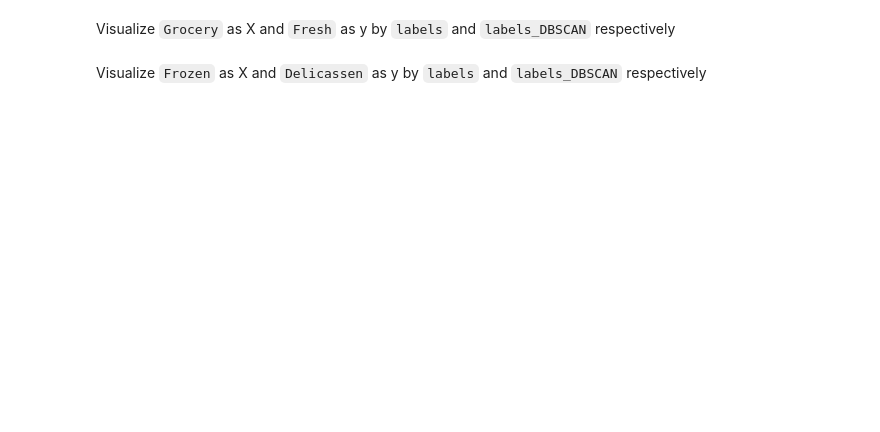
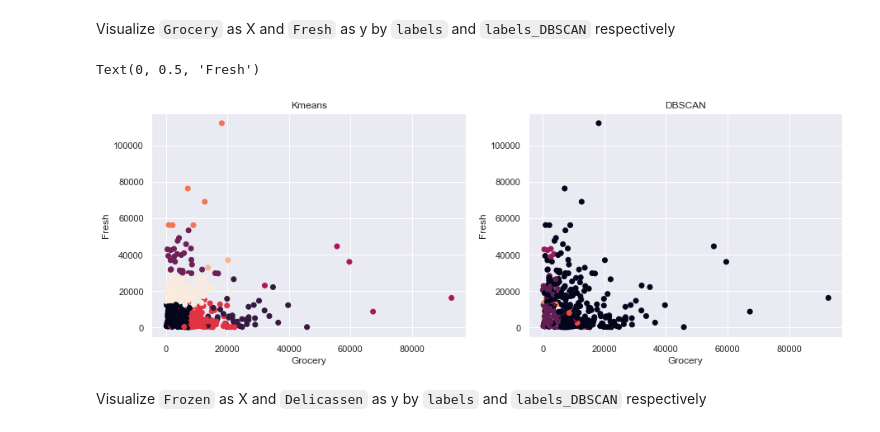
Before and after one commit to ironhack-datalabs/datamad0819, a Jupyter notebook: module-3/lab-unsupervised-learning/your-code/main.ipynb, the cells around one changed output. Cells and saved outputs as stored; diff of their text form; code cells hidden in the pictures; blank space fills up the shorter version.

```diff
--- a/module-3/lab-unsupervised-learning/your-code/main.ipynb
+++ b/module-3/lab-unsupervised-learning/your-code/main.ipynb
@@ -167,2 +270,17 @@ Visualize `Grocery` as X and `Fresh` as y by `labels` and `labels_DBSCAN` respec
+# %%
+fig, (ax1, ax2) = plt.subplots(1, 2,figsize=(15,5))
+
+ax1.scatter(customers['Grocery'], customers['Fresh'], c = customers['labels'])
+ax1.set_title("Kmeans")
+ax1.set_xlabel("Grocery")
+ax1.set_ylabel("Fresh")
+
+ax2.scatter(customers['Grocery'], customers['Fresh'], c = customers['labels_DBSCAN'])
+ax2.set_title("DBSCAN")
+ax2.set_xlabel("Grocery")
+ax2.set_ylabel("Fresh")
+# %% [output]
+Text(0, 0.5, 'Fresh')
+[figure, added]
 # %% [markdown]
 Visualize `Frozen` as X and `Delicassen` as y by `labels` and `labels_DBSCAN` respectively
```
Also changed, not shown: parts of 23 cells of this notebook.
